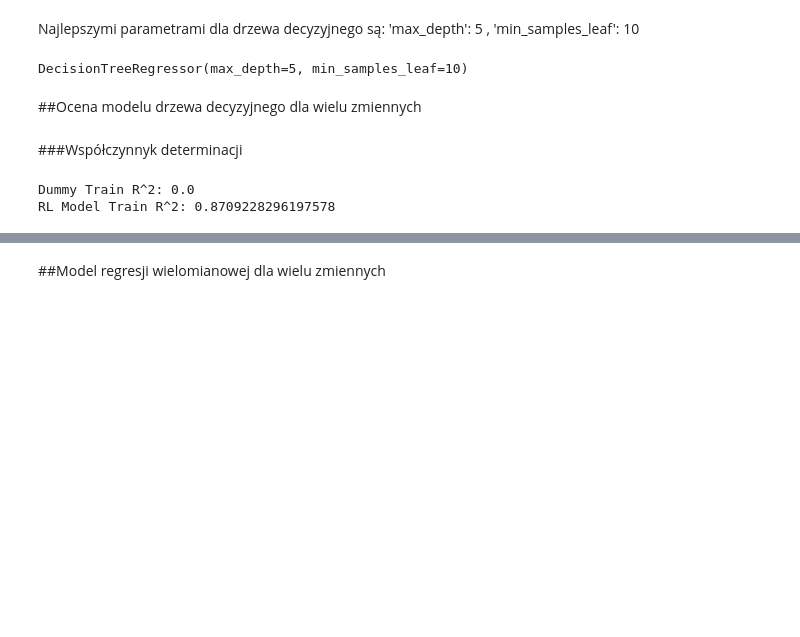
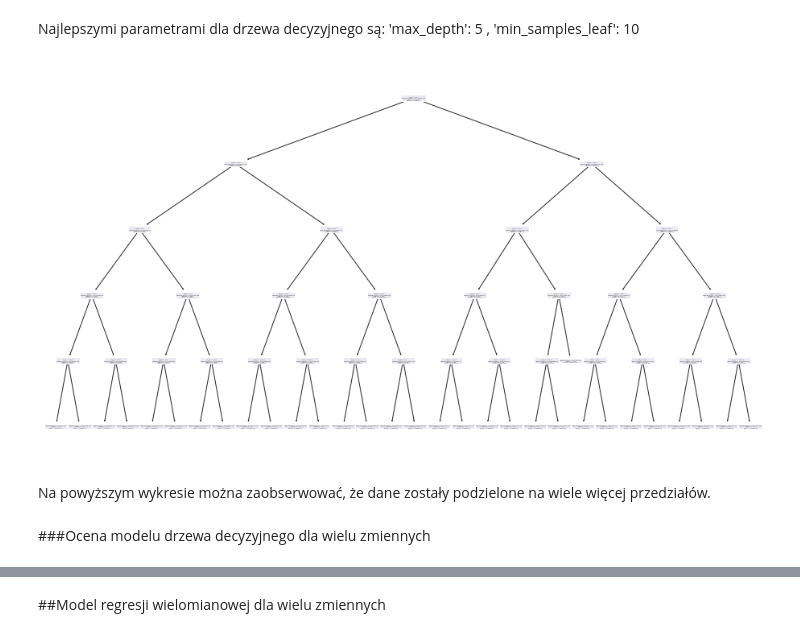
Before and after one commit to nataliasiennicka/cena_ubezpieczenia, a Jupyter notebook: cena_ubezpieczenia.ipynb, the cells around one changed output, grey strips where cells are left out. Saved outputs shown, nothing was run; the diff lists cells and outputs as text; code cells hidden in the pictures; blank space fills up the shorter version.

```diff
--- a/cena_ubezpieczenia.ipynb
+++ b/cena_ubezpieczenia.ipynb
@@ -660 +650,7 @@ X_train, X_test, y_train, y_test = train_test_split(X, y, test_size=0.2, random_
+# %%
+# Stworzenie modelu, do którego możena porównać modele o nowym zbiorze wielu zmiennych
+dummy_model_v2 = DummyRegressor(strategy='mean')
+dummy_model_v2.fit(X_train, y_train)
+y_train_dummy_v2 = dummy_model_v2.predict(X_train) #przewidywany y_dummy na zbiorze treningowym
+y_test_dummy_v2  = dummy_model_v2.predict(X_test) #przewidywany y_dummy na zbiorze testowym
 # %% [markdown]
@@ -662,20 +658,20 @@ X_train, X_test, y_train, y_test = train_test_split(X, y, test_size=0.2, random_
 # %%
-tree_model = DecisionTreeRegressor()
+tree_model_many = DecisionTreeRegressor()
 # Nasz model sprawdzi poniższe hiperparametry
 params = {'max_depth': [1,2,3,4,5,6,7,8,9,10,11,12,13,14,15],
           'min_samples_leaf':[1, 2, 5, 7, 10]}
 
-tree_regression_gridsearch = GridSearchCV(tree_model,
+tree_regression_gridsearch_many = GridSearchCV(tree_model_many,
                                                 params,
                                                 scoring='neg_mean_squared_error',
                                                 cv=10,
                                                 verbose=10)
 
 #verbose - ma znaczenie dla wyświetlania, jeśli modele dłużej się uczą, otrzymujemy w którym momencie nauki jest model
-tree_regression_gridsearch.fit(X_train, y_train)
-print('\nBest hyperparameter:', tree_regression_gridsearch.best_params_)
+tree_regression_gridsearch_many.fit(X_train, y_train)
+print('\nBest hyperparameter:', tree_regression_gridsearch_many.best_params_)
 
-polynomial_regression_model = tree_regression_gridsearch.best_estimator_
+tree_regression_model_many = tree_regression_gridsearch_many.best_estimator_
 # %% [output]
 Fitting 10 folds for each of 75 candidates, totalling 750 fits
 [CV 1/10; 1/75] START max_depth=1, min_samples_leaf=1...........................
@@ -698,10 +694,3 @@ Best hyperparameter: {'max_depth': 5, 'min_samples_leaf': 10}
 Najlepszymi parametrami dla drzewa decyzyjnego są:
 'max_depth': 5 ,
 'min_samples_leaf': 10
-# %%
-from sklearn import tree
-
-model_tree = DecisionTreeRegressor(max_depth= 5, min_samples_leaf=10)
-model_tree.fit(X_train,y_train)
-# %% [output]
-DecisionTreeRegressor(max_depth=5, min_samples_leaf=10)
@@ -710,0 +697,9 @@ y_predict_test_model_tree = model_tree.predict(X_test)
+# %%
+# wykres przedstawiający kolejne kroki drzewa decyzyjnego
+plt.figure(figsize=(16,9))
+tree.plot_tree(tree_regression_model_many)
+plt.show()
+# %% [output]
+[figure, added]
+# %% [markdown]
+Na powyższym wykresie można zaobserwować, że dane zostały podzielone na wiele więcej przedziałów.
@@ -711,10 +710,2 @@ y_predict_test_model_tree = model_tree.predict(X_test)
 # %% [markdown]
-##Ocena modelu drzewa decyzyjnego dla wielu zmiennych
+###Ocena modelu drzewa decyzyjnego dla wielu zmiennych
-# %% [markdown]
-###Współczynnyk determinacji
-# %%
-print(f'Dummy Train R^2: {r2_score(y_train,y_train_dummy)}') #kolejność jest istotna, najpierw podajemy prawdziwy y , a potem prognozowany
-print(f'RL Model Train R^2: {r2_score(y_train, y_predict_train_model_tree)}')
-# %% [output]
-Dummy Train R^2: 0.0
-RL Model Train R^2: 0.8709228296197578
```
Also changed, not shown: parts of 37 cells of this notebook.
